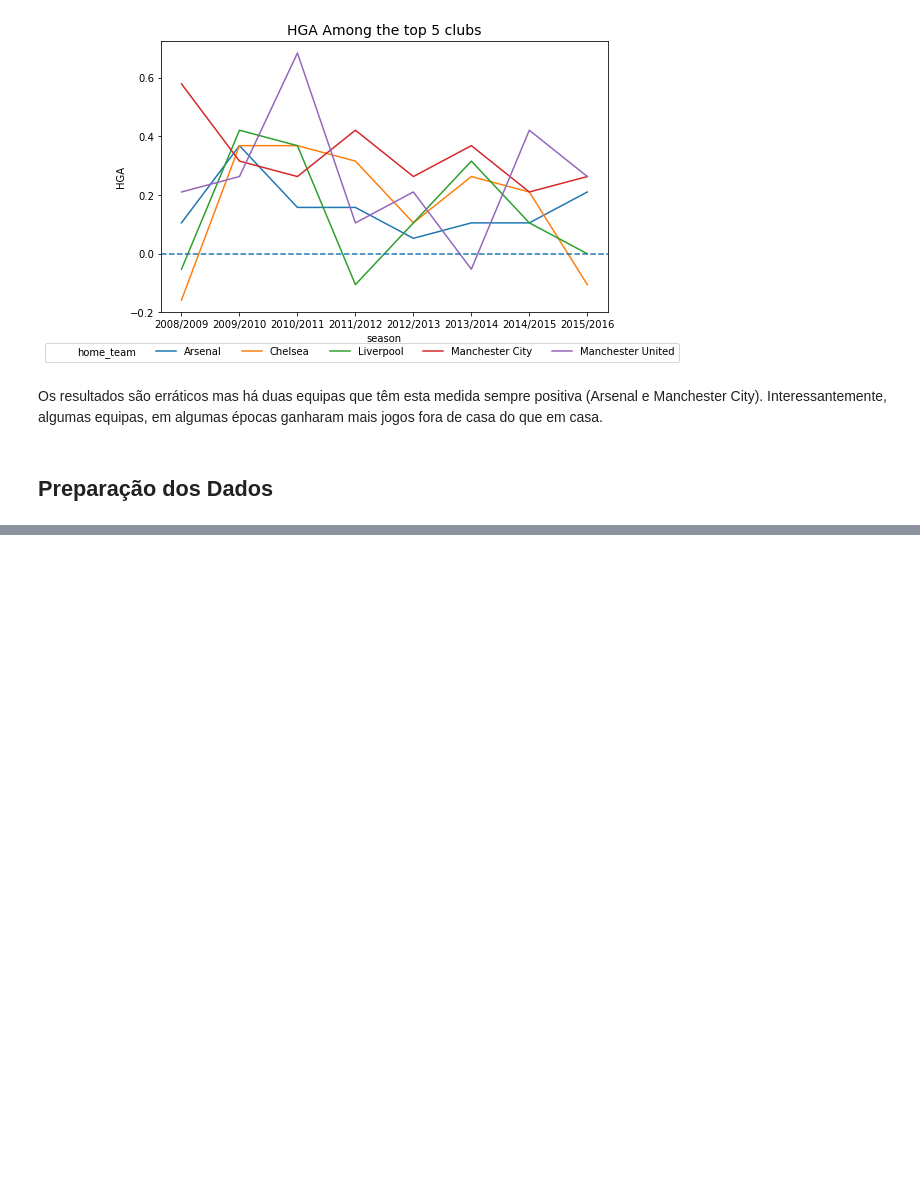
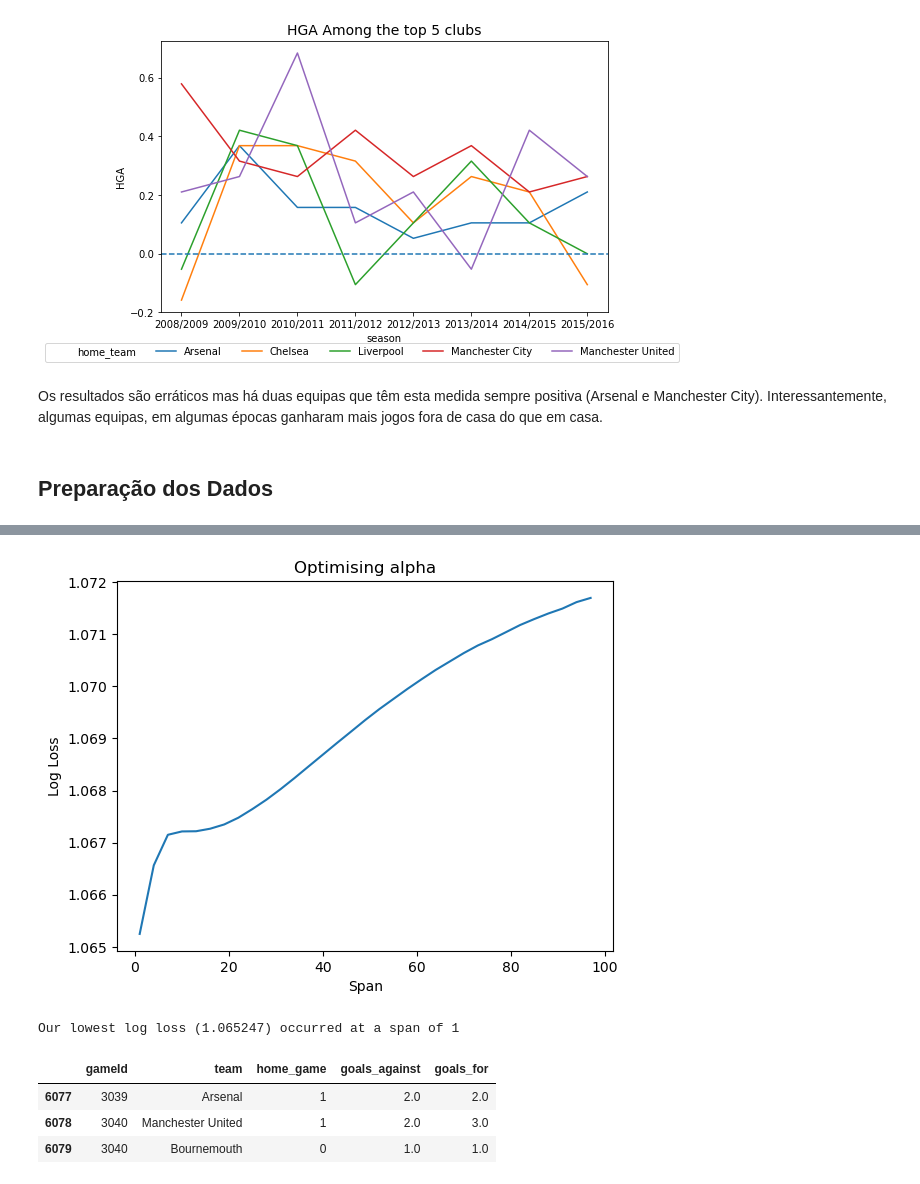
Before and after one commit to andremmori/IART-Project2, a Jupyter notebook: SoccerRegression.ipynb, the cells around one changed output, grey strips where cells are left out. Drawn from its saved outputs; the diff is of its cells as text; code cells hidden in the pictures; blank space fills up the shorter version.

```diff
--- a/SoccerRegression.ipynb
+++ b/SoccerRegression.ipynb
@@ -156,0 +300,4 @@ Os resultados são erráticos mas há duas equipas que têm esta medida sempre p
+# %%
+# Apply the function
+stats_features = create_stats_features_ema(stats, span=5)
+stats_features.tail()
@@ -156,0 +355,51 @@ Os resultados são erráticos mas há duas equipas que têm esta medida sempre p
+# %%
+def optimise_alpha(features):
+    le = LabelEncoder()
+    y = le.fit_transform(features.result) # Encode the result from away, draw, home win to 0, 1, 2
+    X = features[[col for col in features.columns if col.startswith('f_')]] # Only get the features - these all start with f_
+    lr = LogisticRegression()
+
+    kfold = StratifiedKFold(n_splits=5)
+    ave_cv_score = cross_val_score(lr, X, y, scoring='neg_log_loss', cv=kfold).mean()
+    return ave_cv_score
+# %%
+import numpy as np
+from sklearn.preprocessing import LabelEncoder
+from sklearn.linear_model import LogisticRegression
+from sklearn.model_selection import StratifiedKFold, cross_val_score
+
+best_score = np.float('inf')
+best_span = 0
+cv_scores = []
+
+# Iterate over a range of spans
+for span in range(1, 100, 3):
+    stats_features = create_stats_features_ema(stats, span=span)
+    restructured_stats_features = restructure_stats_features(stats_features)
+    cv_score = optimise_alpha(restructured_stats_features)
+    cv_scores.append(cv_score)
+
+    if cv_score * -1 < best_score:
+        best_score = cv_score * -1
+        best_span = span
+# %%
+# There must be a problem here, lowest log loss is at a span of 1
+plt.plot(list(range(1, 100, 3)), (pd.Series(cv_scores)*-1)) # Plot our results
+
+plt.title("Optimising alpha")
+plt.xlabel("Span")
+plt.ylabel("Log Loss")
+plt.show()
+
+print("Our lowest log loss ({:2f}) occurred at a span of {}".format(best_score, best_span))
+# %% [output]
+[figure, added]
+Our lowest log loss (1.065247) occurred at a span of 1
+# %%
+features_stats = create_stats_features_ema(stats, span=best_span)
+features_stats.tail(3)
+# %% [output]
+|  | gameId | team | home_game | goals_against | goals_for |
+| 6077 | 3039 | Arsenal | 1 | 2.0 | 2.0 |
+| 6078 | 3040 | Manchester United | 1 | 2.0 | 3.0 |
+| 6079 | 3040 | Bournemouth | 0 | 1.0 | 1.0 |
```
Also changed, not shown: parts of 15 cells of this notebook.
